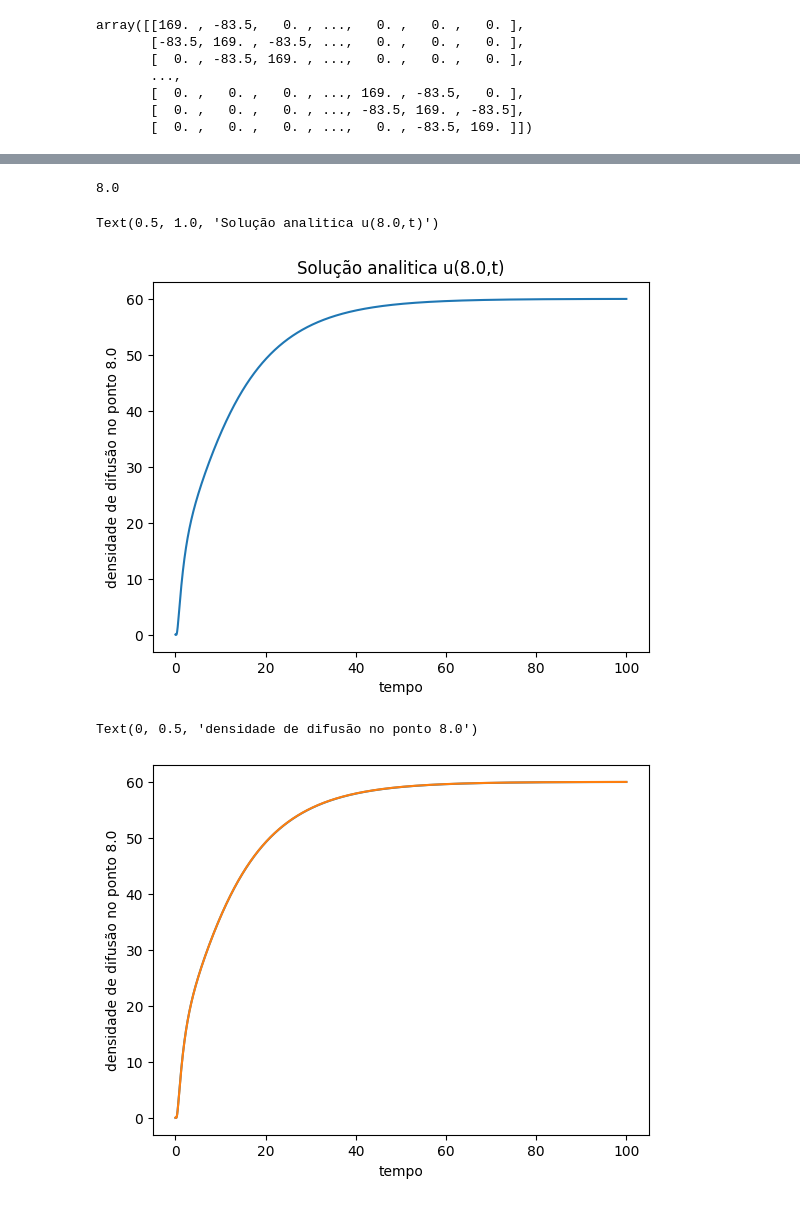
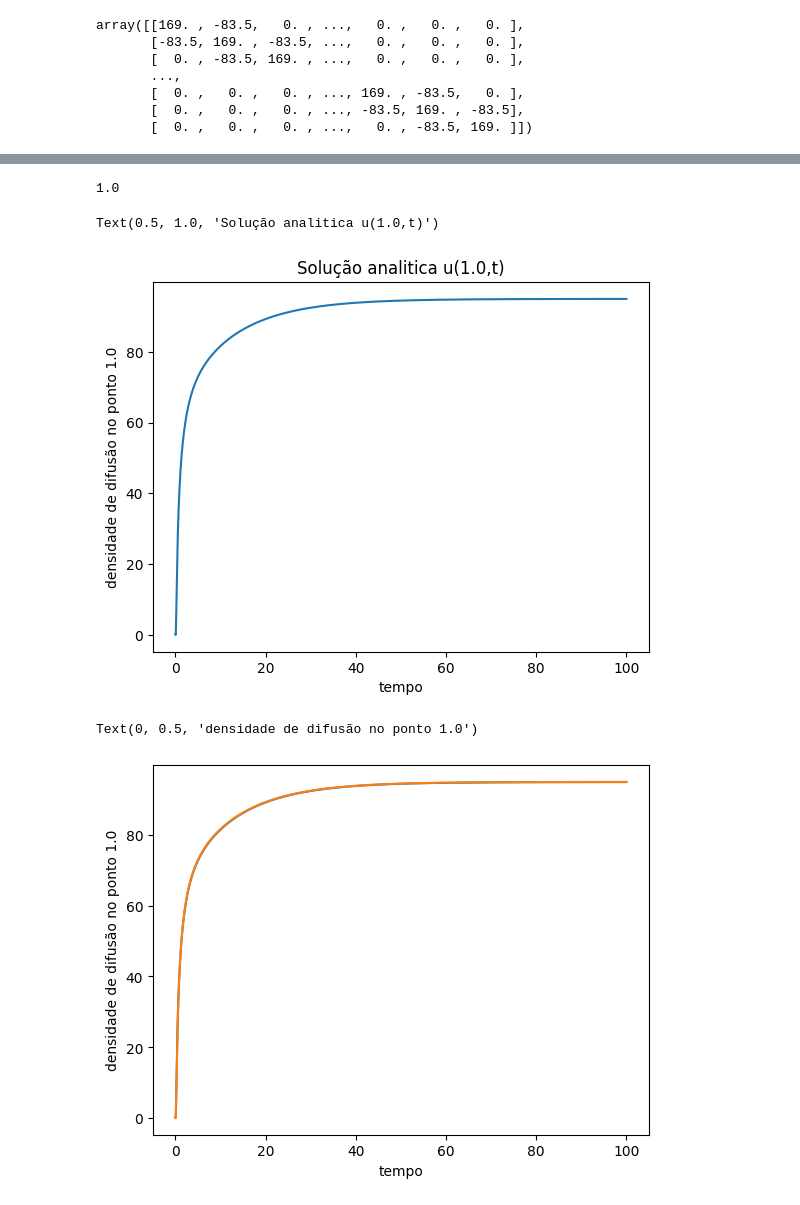
Before and after one commit to mickpires/diffusion, a Jupyter notebook: método de cranknicolson.ipynb, the cells around one changed output, grey strips where cells are left out. Drawn from its saved outputs; the diff is of its cells as text; code cells hidden in the pictures.

```diff
--- a/método de cranknicolson.ipynb
+++ b/método de cranknicolson.ipynb
@@ -37,7 +37,7 @@ for _ in np.arange(0,tempo_final,Δt):
 # %%
 u = np.array(u)
 # %%
-a = 800
+a = 100
 plt.plot(tt,u[:,a])
 plt.xlabel('tempo')
 plt.ylabel(f'densidade de difusão no ponto {xx[a]}')
@@ -56,23 +56,24 @@ def f(x,t):
 # %%
 xx[a]
 # %% [output]
-8.0
+1.0
 # %%
 plt.plot(tt,f(xx[a],tt))
 plt.xlabel('tempo')
 plt.ylabel(f'densidade de difusão no ponto {xx[a]}')
 plt.title(f'Solução analitica u({xx[a]},t)')
 # %% [output]
-Text(0.5, 1.0, 'Solução analitica u(8.0,t)')
+Text(0.5, 1.0, 'Solução analitica u(1.0,t)')
-[figure, old version]
+[figure, new version]
 # %%
-plt.plot(tt,u[:,a])
-plt.plot(tt,f(xx[a],tt))
+plt.plot(tt,u[:,a],label="Solução numérica Crank-Nicolson")
+plt.plot(tt,f(xx[a],tt),label="Solução analítica")
+plt.legend()
 plt.xlabel('tempo')
 plt.ylabel(f'densidade de difusão no ponto {xx[a]}')
 # %% [output]
-Text(0, 0.5, 'densidade de difusão no ponto 8.0')
+Text(0, 0.5, 'densidade de difusão no ponto 1.0')
-[figure, old version]
+[figure, new version]
 # %%
 erro_percentual = (f(xx[a],tt) - u[:,a].flatten())/f(xx[a],tt)
 # %%
```
Also changed, not shown: parts of 2 cells of this notebook.
